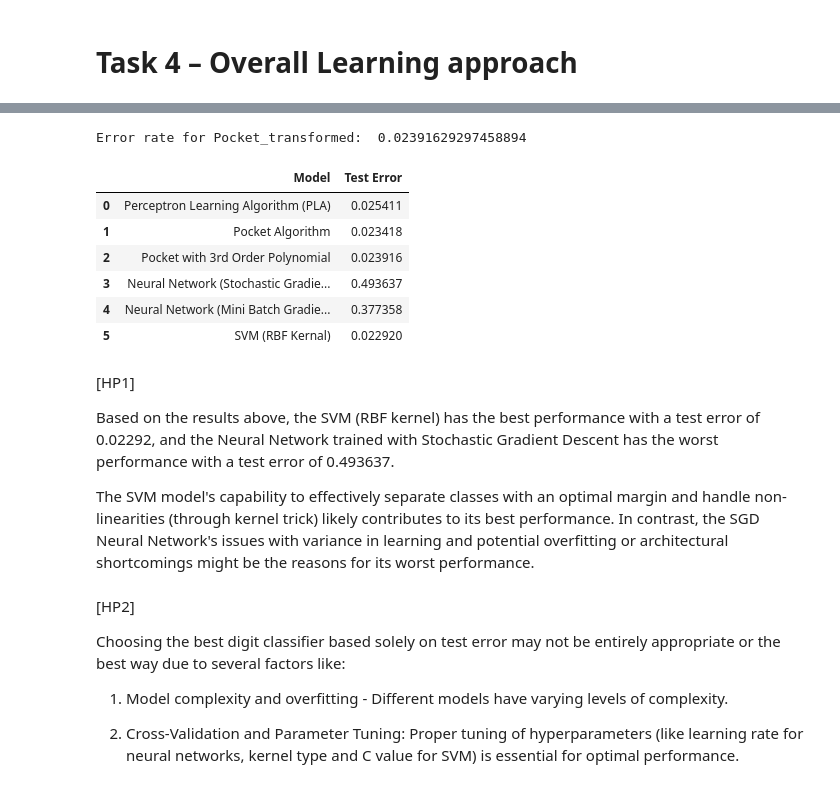
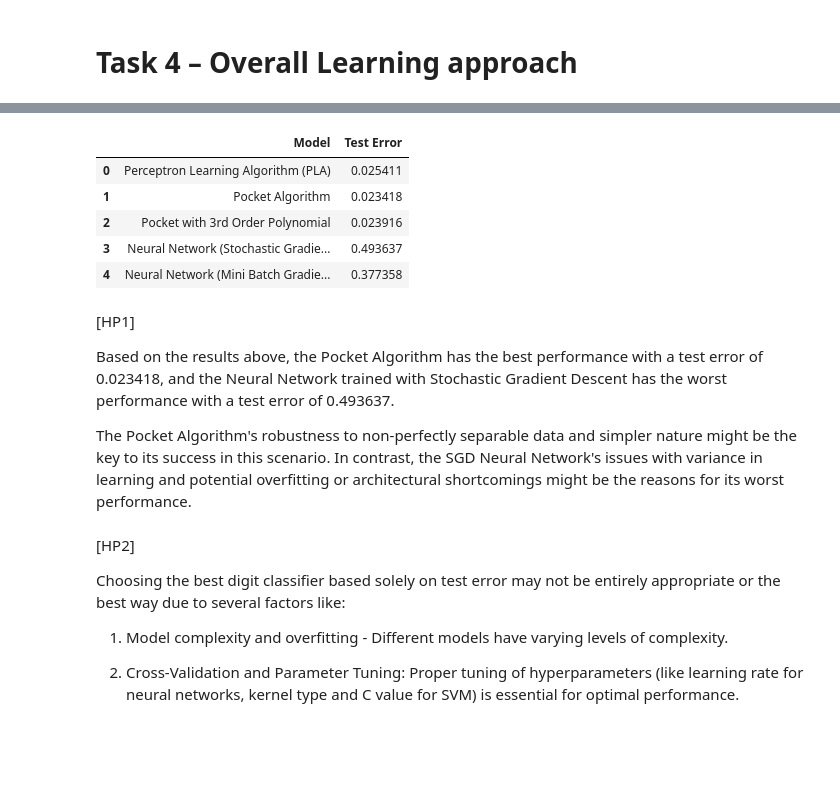
Before and after one commit to kwanqing/CMPE-257, a Jupyter notebook: Homework4.ipynb, the cells around one changed output, grey strips where cells are left out. Saved outputs shown, nothing was run; the diff lists cells and outputs as text; code cells hidden in the pictures; blank space fills up the shorter version.

```diff
--- a/Homework4.ipynb
+++ b/Homework4.ipynb
@@ -398,56 +292,43 @@ x_test_poly.shape, x_test_poly[:5]
-# %%
-# Compute test error
-error_rate_pocket_transformed = compute_error_rate(w_pocket_transformed, x_test_poly, y_test)
-
-print(f"Error rate for Pocket_transformed: {error_rate_pocket_transformed: }")
-# %% [output]
-Error rate for Pocket_transformed:  0.02391629297458894
 # %%
-# error_rate_pla = 0.025411061285500747
-# error_rate_pocket = 0.023418036870951668
-# error_rate_pocket_transformed = 0.02391629297458894
+# Collect it from the previous homework
+error_rate_pla = 0.025411061285500747
+error_rate_pocket = 0.023418036870951668
+error_rate_pocket_transformed = 0.02391629297458894
 error_stochastic_gradient_descent = 0.4936365254538982
 error_mini_batch_gradient_descent = 0.37735849056603776
-# error_linear_testing,
-# error_poly_testing,
-# error_rbf_testing,
-# test_error
 # %%
 test_errors = {
     'Model': [
         'Perceptron Learning Algorithm (PLA)',
         'Pocket Algorithm',
         'Pocket with 3rd Order Polynomial',
         'Neural Network (Stochastic Gradient Descent)',
-        'Neural Network (Mini Batch Gradient Descent)',
-        'SVM (RBF Kernal)'
+        'Neural Network (Mini Batch Gradient Descent)'
     ],
     'Test Error': [
         error_rate_pla,
         error_rate_pocket,
         error_rate_pocket_transformed,
         error_stochastic_gradient_descent,
-        error_mini_batch_gradient_descent,
-        test_error
+        error_mini_batch_gradient_descent
     ]
 }
 
 error_df = pd.DataFrame(test_errors)
 error_df
 # %% [output]
 |  | Model | Test Error |
 | 0 | Perceptron Learning Algorithm (PLA) | 0.025411 |
 | 1 | Pocket Algorithm | 0.023418 |
 | 2 | Pocket with 3rd Order Polynomial | 0.023916 |
 | 3 | Neural Network (Stochastic Gradie... | 0.493637 |
 | 4 | Neural Network (Mini Batch Gradie... | 0.377358 |
-| 5 | SVM (RBF Kernal) | 0.022920 |
 # %% [markdown]
 [HP1]
 
-Based on the results above, the SVM (RBF kernel) has the best performance with a test error of 0.02292, and the Neural Network trained with Stochastic Gradient Descent has the worst performance with a test error of 0.493637.
+Based on the results above, the Pocket Algorithm has the best performance with a test error of 0.023418, and the Neural Network trained with Stochastic Gradient Descent has the worst performance with a test error of 0.493637.
 
-The SVM model's capability to effectively separate classes with an optimal margin and handle non-linearities (through kernel trick) likely contributes to its best performance. In contrast, the SGD Neural Network's issues with variance in learning and potential overfitting or architectural shortcomings might be the reasons for its worst performance.
+The Pocket Algorithm's robustness to non-perfectly separable data and simpler nature might be the key to its success in this scenario. In contrast, the SGD Neural Network's issues with variance in learning and potential overfitting or architectural shortcomings might be the reasons for its worst performance.
 # %% [markdown]
 [HP2]
 
```
Also changed, not shown: parts of 7 cells of this notebook.
